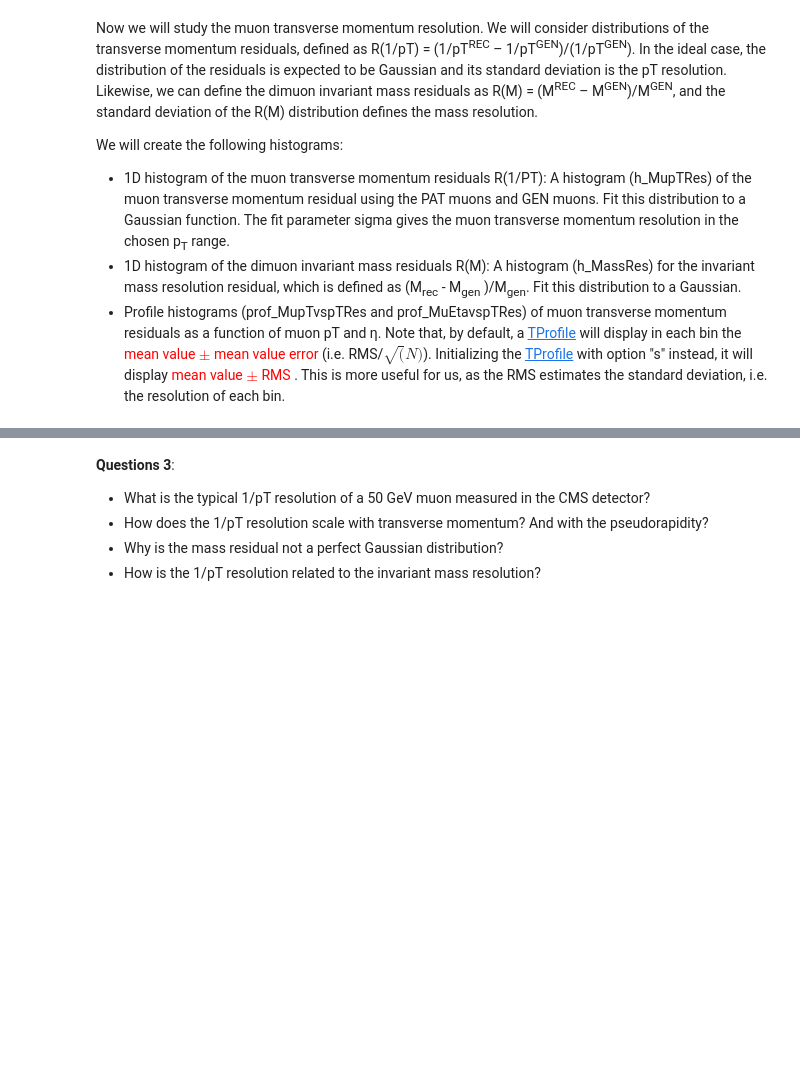
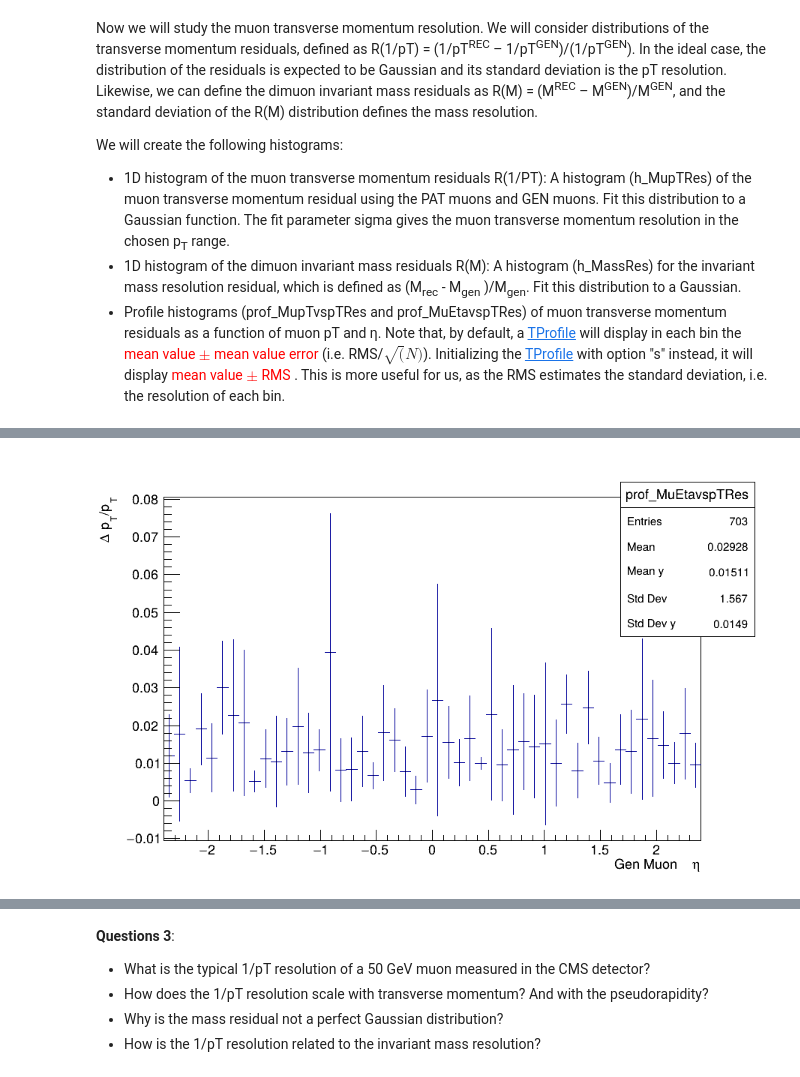
Before and after one commit to FNALLPC/MuonHATS2025, a Jupyter notebook: Exercise-2-Muon-momentum-scale-and-resolution-corrections.ipynb, the cells around one changed output, grey strips where cells are left out. Cells and saved outputs as stored; diff of their text form; code cells hidden in the pictures; blank space fills up the shorter version.

```diff
--- a/Exercise-2-Muon-momentum-scale-and-resolution-corrections.ipynb
+++ b/Exercise-2-Muon-momentum-scale-and-resolution-corrections.ipynb
@@ -100,2 +83,5 @@ two_gen_muon_p4=uproot_methods.TLorentzVectorArray.from_ptetaphim(two_opposite_g
+# %%
+gen_muon=two_opposite_good_muons.matched_gen
 # %%
-gen_dimuon_p4=two_gen_muon_p4[:,0]+two_gen_muon_p4[:,1]
+gen_dimuon_p4=gen_muon[:,0]+gen_muon[:,1]
+print(gen_dimuon_p4.mass)
@@ -230,9 +314,11 @@ h_MassRes.Fit("gaus")
 # %%
 prof_MuEtavspTRes = ROOT.TProfile("prof_MuEtavspTRes",";Gen Muon #eta;#Delta p_{T}/p_{T}",50,-2.4,2.4,0,1,'s')
-for ptres, eta in zip(pt_res, two_gen_muon_p4.eta.flatten()):
+for ptres, eta in zip(pt_res, gen_dimuon_p4.eta):
     prof_MuEtavspTRes.Fill(eta, ptres, 1)
 c8 = ROOT.TCanvas("muetavsptres","",900,600)
 prof_MuEtavspTRes.Draw()
 c8.Draw()
+# %% [output]
+[figure, added]
 # %%
 prof_MupTvspTRes = ROOT.TProfile("prof_MupTvspTRes",";Gen Muon p_{T} [GeV];#Delta p_{T}/p_{T}",25,20,100,0,1,'s')
```
Also changed, not shown: parts of 51 cells of this notebook, 1 other file.
